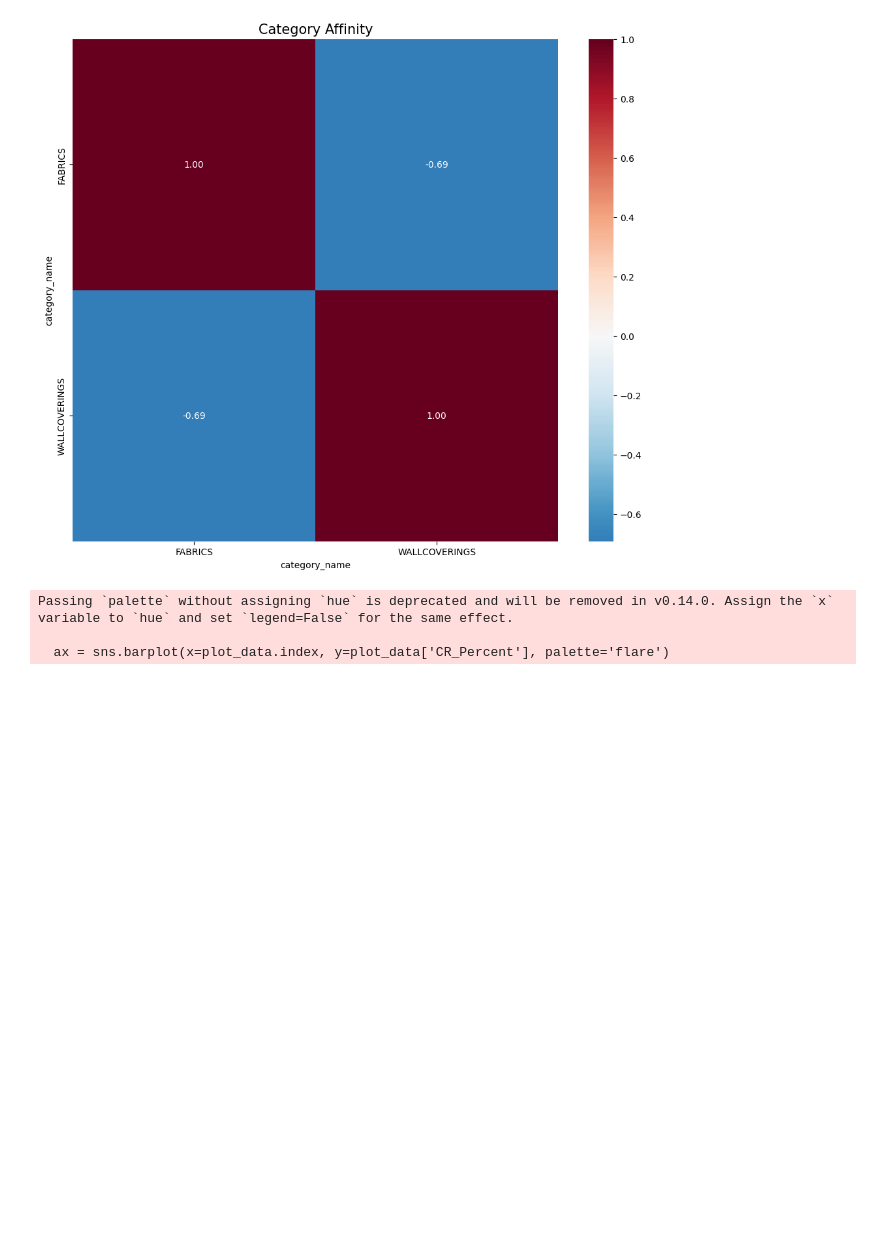
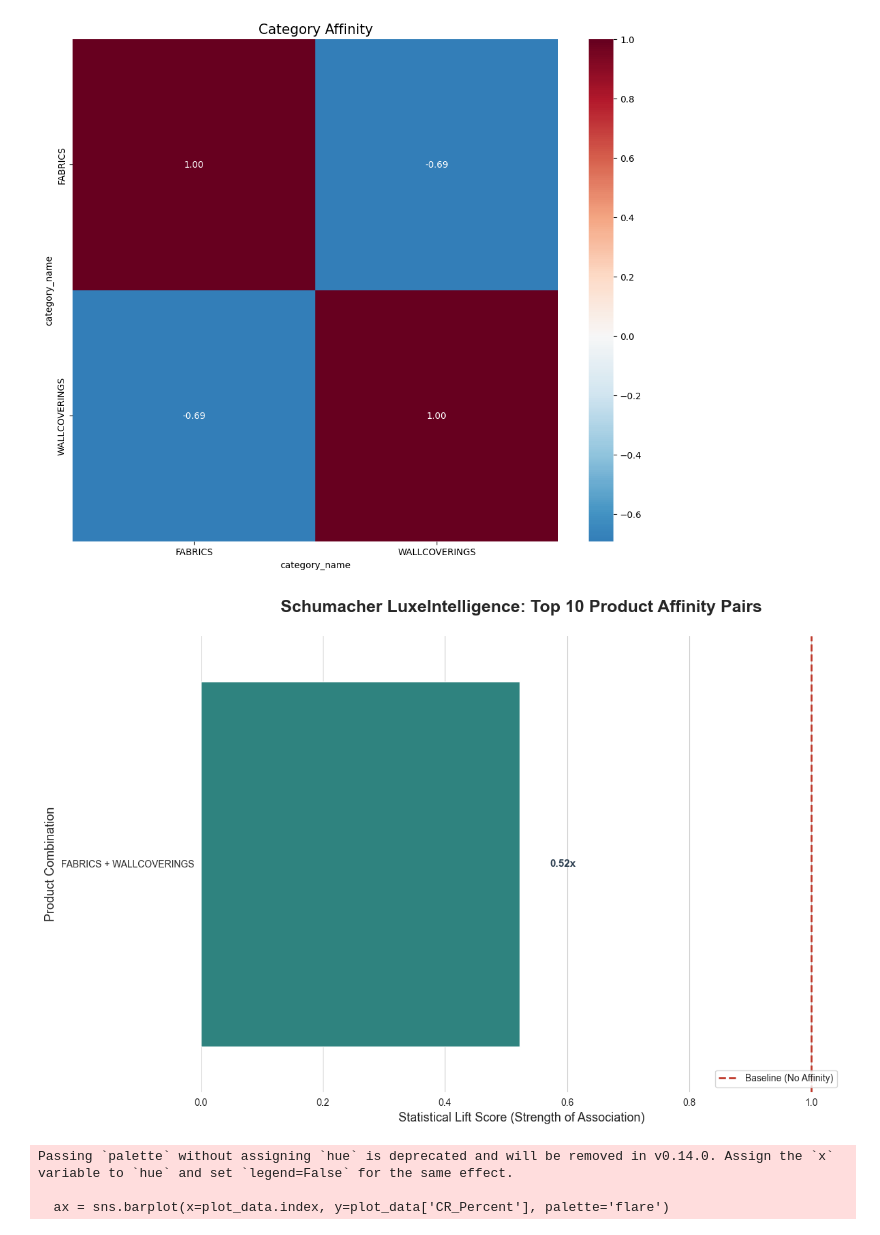
Before and after one commit to Avinash-patnaik/schumacher-customer-segmentation, a Jupyter notebook: notebooks/05_product_affinity_&_pricing.ipynb, the cells around one changed output. Drawn from its saved outputs; the diff is of its cells as text; code cells hidden in the pictures; blank space fills up the shorter version.

Commit message:
data: more analysis and edited pdfs and ppts

```diff
--- a/notebooks/05_product_affinity_&_pricing.ipynb
+++ b/notebooks/05_product_affinity_&_pricing.ipynb
@@ -56,6 +56,60 @@ plt.title('Category Affinity', fontsize=15)
 plt.show()
 # %% [output]
 [figure]
+# %%
+def calculate_lift(df):
+    N = len(df)
+    probs = df.mean()
+    co_occurrence = (df.T @ df) / N
+    lift = co_occurrence.divide(probs, axis=0).divide(probs, axis=1)
+    return lift
+
+lift_matrix = calculate_lift(basket)
+lift_series = lift_matrix.stack()
+lift_series.index.names = ['Category_A', 'Category_B']
+lift_series.name = 'Lift_Score'
+lift_pairs = lift_series.reset_index()
+lift_pairs['Category_A'] = lift_pairs['Category_A'].astype(str)
+lift_pairs['Category_B'] = lift_pairs['Category_B'].astype(str)
+lift_pairs = lift_pairs[lift_pairs['Category_A'] < lift_pairs['Category_B']]
+
+
+top_affinities = lift_pairs.sort_values(by='Lift_Score', ascending=False).head(10)
+
+
+plt.figure(figsize=(12, 8))
+sns.set_style("whitegrid")
+
+
+colors = sns.color_palette("viridis", len(top_affinities))
+ax = sns.barplot(
+    x='Lift_Score',
+    y=top_affinities['Category_A'] + " + " + top_affinities['Category_B'],
+    data=top_affinities,
+    palette=colors,
+    hue=top_affinities['Category_A'] + " + " + top_affinities['Category_B'],
+    legend=False
+)
+
+
+plt.axvline(x=1, color='#c0392b', linestyle='--', linewidth=2, label='Baseline (No Affinity)')
+
+
+for i, p in enumerate(ax.patches):
+    width = p.get_width()
+    ax.text(width + 0.05, p.get_y() + p.get_height()/2,
+            f'{width:.2f}x', va='center', fontsize=11, fontweight='bold', color='#2c3e50')
+
+
+plt.title('Schumacher LuxeIntelligence: Top 10 Product Affinity Pairs', fontsize=18, pad=25, fontweight='bold')
+plt.xlabel('Statistical Lift Score (Strength of Association)', fontsize=13)
+plt.ylabel('Product Combination', fontsize=13)
+plt.legend(loc='lower right', frameon=True)
+sns.despine(left=True, bottom=True)
+plt.tight_layout()
+plt.show()
+# %% [output]
+[figure, added]
 # %%
 sales_only = df_master[df_master['type'] == 'SALE'].copy()
 sales_only['unit_price'] = sales_only['netrevenue'] / sales_only['quantity'].replace(0, 1)
```
Also changed, not shown: 4 other files.
